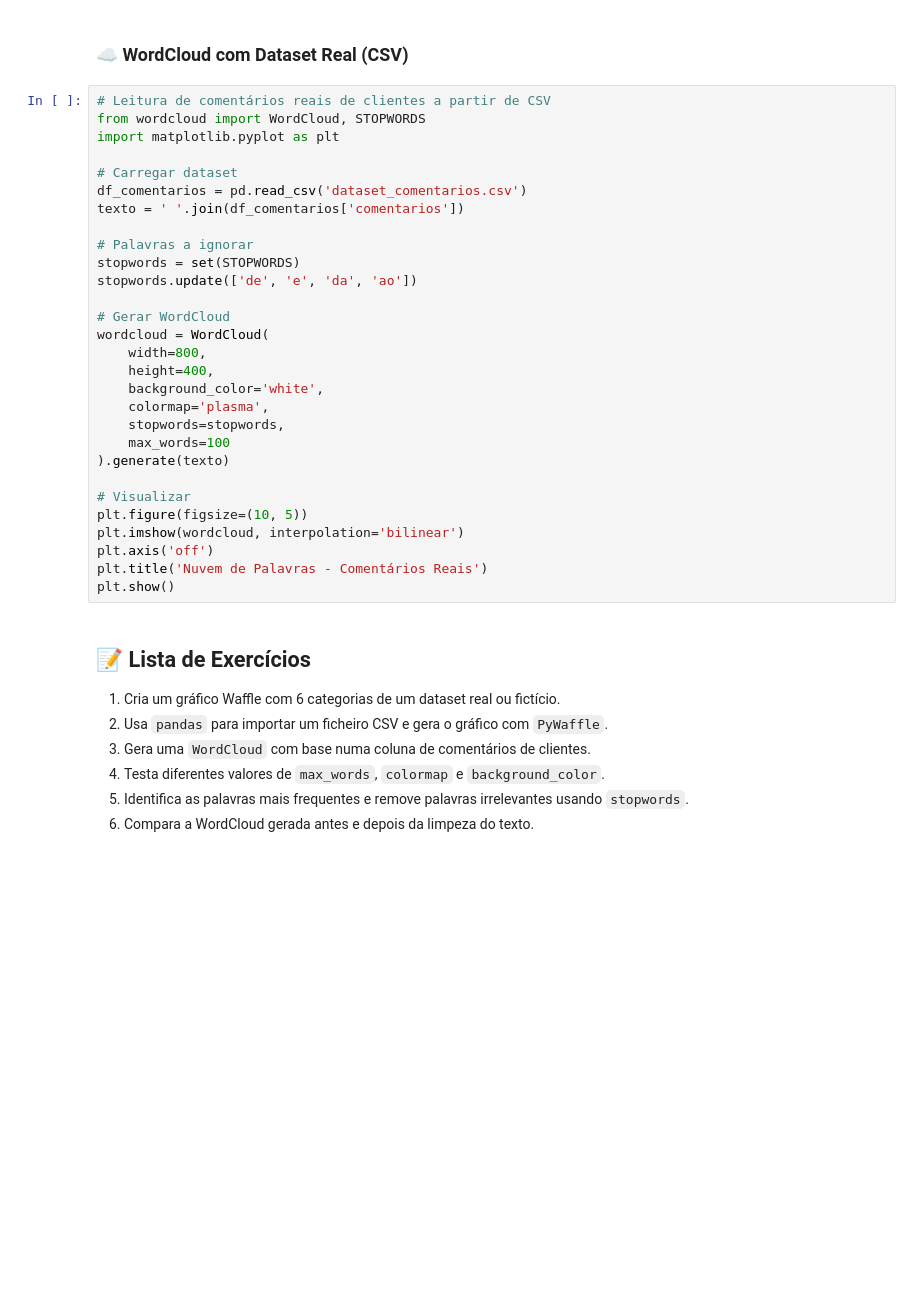
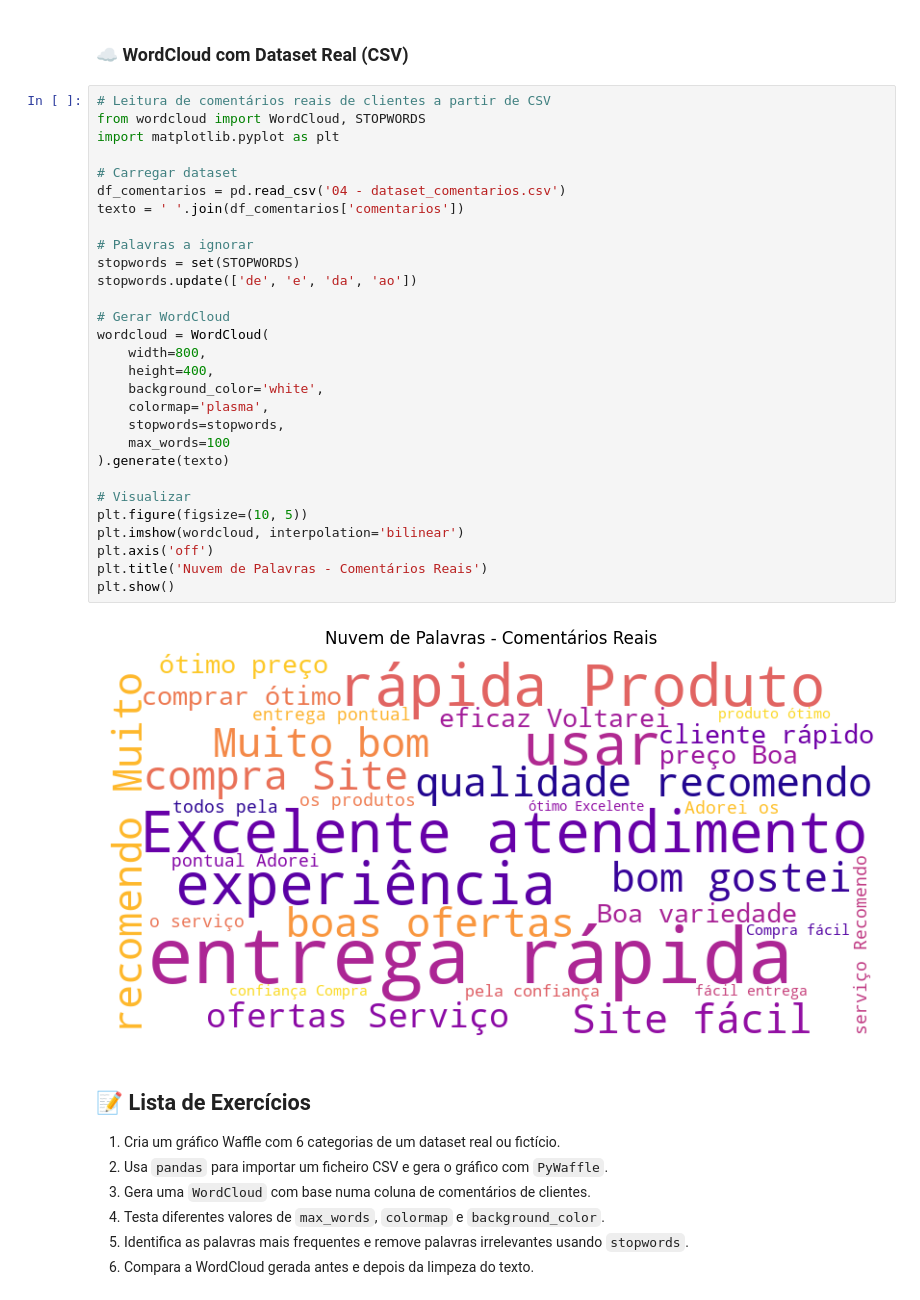
Before and after one commit to Mrpim99/Visualizacao_Dados_Python_10809, a Jupyter notebook: FT08.ipynb, the cells around one changed output. Cells and saved outputs as stored; diff of their text form; blank space fills up the shorter version.

```diff
--- a/FT08.ipynb
+++ b/FT08.ipynb
@@ -188,32 +197,34 @@ plt.show()
 # %%
 # Leitura de comentários reais de clientes a partir de CSV
 from wordcloud import WordCloud, STOPWORDS
 import matplotlib.pyplot as plt
 
 # Carregar dataset
-df_comentarios = pd.read_csv('dataset_comentarios.csv')
+df_comentarios = pd.read_csv('04 - dataset_comentarios.csv')
 texto = ' '.join(df_comentarios['comentarios'])
 
 # Palavras a ignorar
 stopwords = set(STOPWORDS)
 stopwords.update(['de', 'e', 'da', 'ao'])
 
 # Gerar WordCloud
 wordcloud = WordCloud(
     width=800,
     height=400,
     background_color='white',
     colormap='plasma',
     stopwords=stopwords,
     max_words=100
 ).generate(texto)
 
 # Visualizar
 plt.figure(figsize=(10, 5))
 plt.imshow(wordcloud, interpolation='bilinear')
 plt.axis('off')
 plt.title('Nuvem de Palavras - Comentários Reais')
 plt.show()
+# %% [output]
+[figure, added]
 # %% [markdown]
 ## 📝 Lista de Exercícios
 1. Cria um gráfico Waffle com 6 categorias de um dataset real ou fictício.
```
Also changed, not shown: parts of 3 cells of this notebook, 12 other files.
